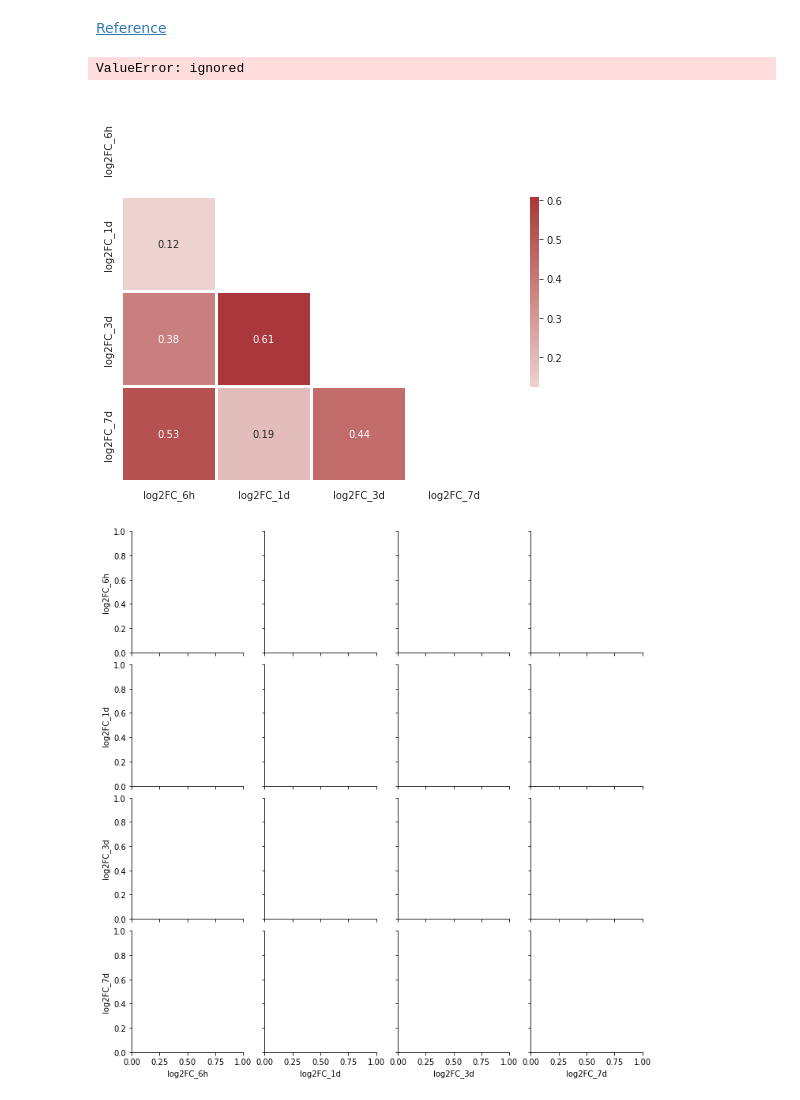
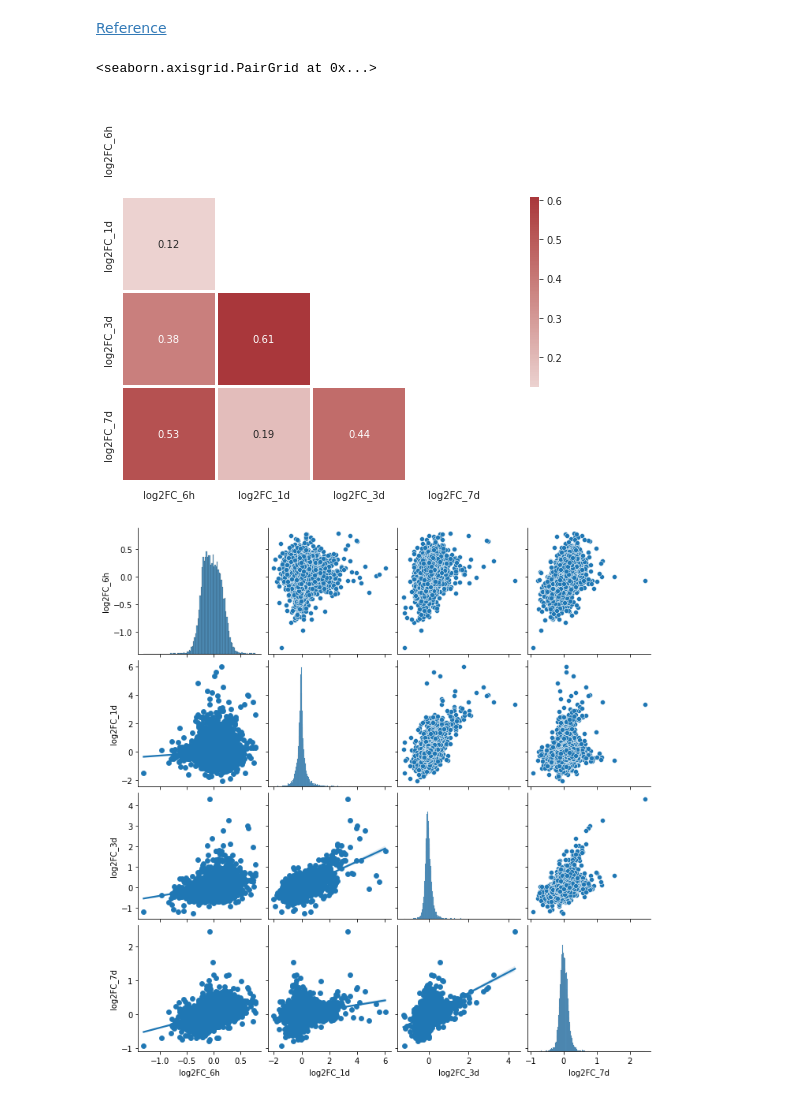
Before and after one commit to Branden-Kang/Data-Visualization, a Jupyter notebook: How_to_Evaluate_Relatedness_Between_Categorical_Variables_Using_the_Seaborn_Library.ipynb, the cells around one changed output. Drawn from its saved outputs; the diff is of its cells as text; code cells hidden in the pictures.

```diff
--- a/How_to_Evaluate_Relatedness_Between_Categorical_Variables_Using_the_Seaborn_Library.ipynb
+++ b/How_to_Evaluate_Relatedness_Between_Categorical_Variables_Using_the_Seaborn_Library.ipynb
@@ -14,33 +14,35 @@ df = pd.read_csv('https://raw.githubusercontent.com/kuanrongchan/vaccine-studies
 # Caluculate log2FC and filter dataframe to contain log2FC values
 df['log2FC_6h'] = np.log2(df['ratio_6h'])
 df['log2FC_1d'] = np.log2(df['ratio_1d'])
 df['log2FC_3d'] = np.log2(df['ratio_3d'])
 df['log2FC_7d'] = np.log2(df['ratio_7d'])
 df_log2FC = df.filter(items=['log2FC_6h','log2FC_1d', 'log2FC_3d', 'log2FC_7d'])
 df_log2FC
 
 # Correlation coefficient calculations
 corr = df_log2FC.corr()
 
 # Correlation p-value calculations
 from scipy import stats
 from scipy.stats import pearsonr
 pvals = pd.DataFrame([[pearsonr(df_log2FC[c], df_log2FC[y])[1] for y in df_log2FC.columns] for c in df_log2FC.columns],
                      columns=df_log2FC.columns, index=df_log2FC.columns)
 pvals
 
 # Correlation matrix plotting
 mask = np.zeros_like(corr)
 mask[np.triu_indices_from(mask)] = True
 with sns.axes_style("white"):
     f, ax = plt.subplots(figsize=(10, 7))
     ax = sns.heatmap(corr, cmap="vlag", mask=mask, center=0, square=True, linewidths=2, annot=True, cbar_kws={"shrink": .5})
 
 # Pairplot
-df_log2FC = df_log2FC.loc[:,~df_log2FC.columns.duplicated()]
+df_log2FC = df_log2FC.reset_index()
+df_log2FC = df_log2FC.drop_duplicates(subset=['gene'])
+df_log2FC = df_log2FC.set_index('gene')
 g = sns.pairplot(df_log2FC)
 g.map_lower(sns.regplot)
 # %% [output]
-ValueError: ignored
+<seaborn.axisgrid.PairGrid at 0x...>
 [figure]
-[figure, old version]
+[figure, new version]
```
